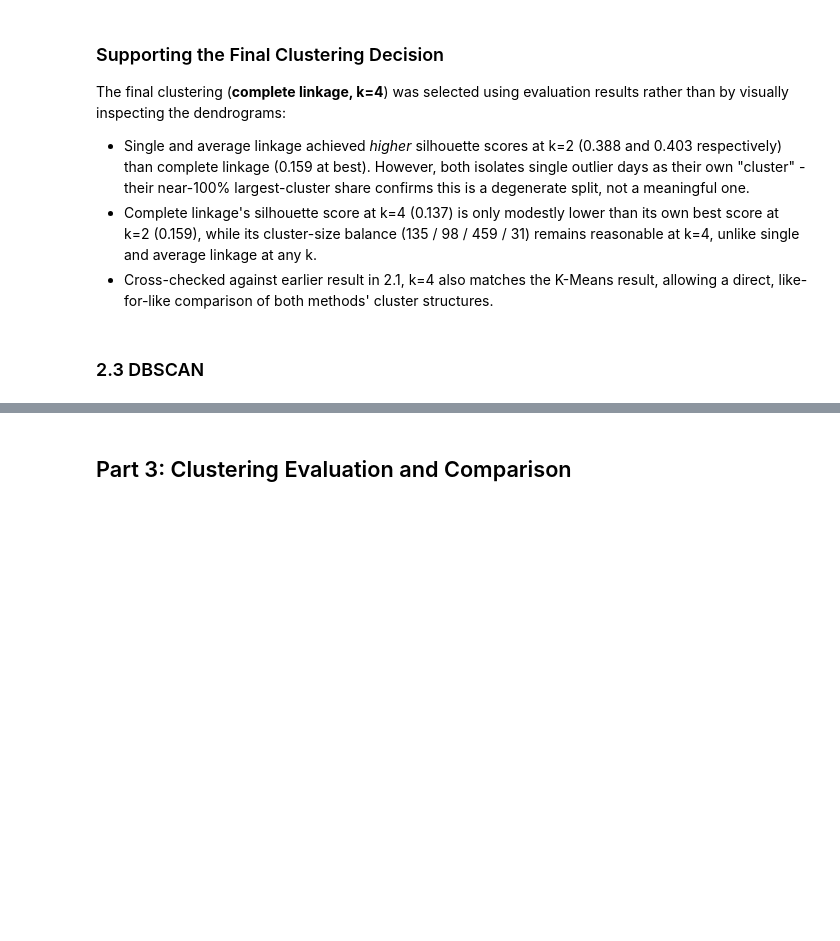
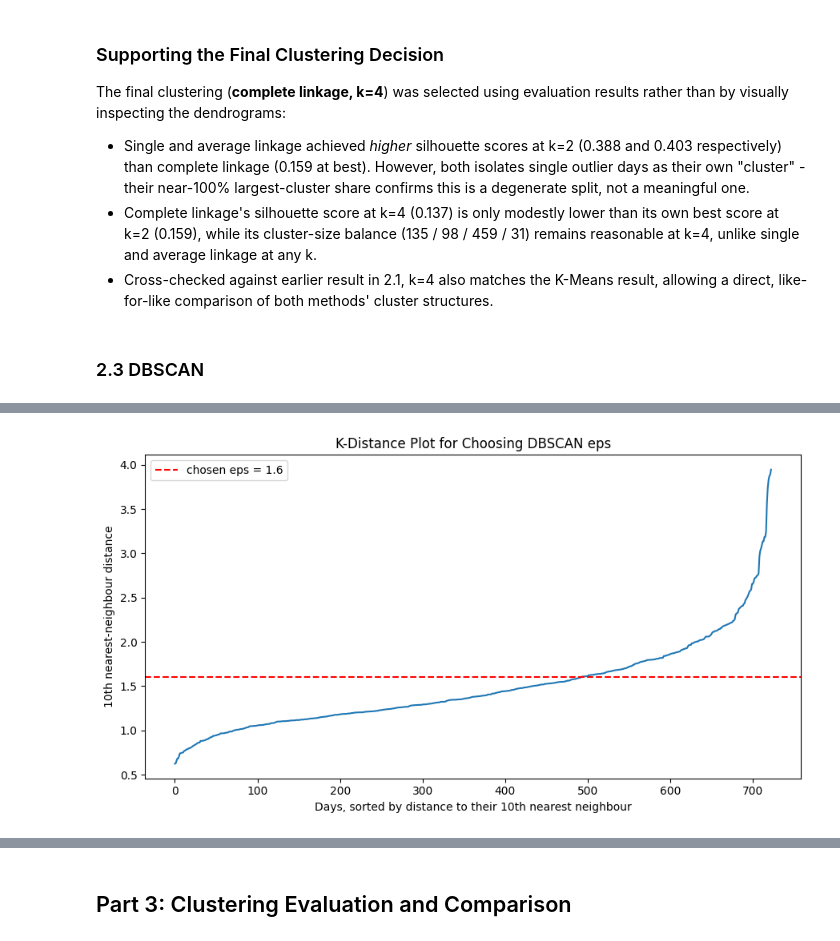
Before and after one commit to Tharumini03/bike-sharing-clustering, a Jupyter notebook: clustering_analysis.ipynb, the cells around one changed output, grey strips where cells are left out. Saved outputs shown, nothing was run; the diff lists cells and outputs as text; code cells hidden in the pictures; blank space fills up the shorter version.

Commit message:
DBSCAN with k-distance eps selection, sensitivity check, noise interpretation

```diff
--- a/clustering_analysis.ipynb
+++ b/clustering_analysis.ipynb
@@ -500,4 +500,86 @@ results rather than by visually inspecting the dendrograms:
 # %% [markdown]
 ### 2.3 DBSCAN
 # %%
-# Step 7 code goes here.
+from sklearn.neighbors import NearestNeighbors
+from sklearn.cluster import DBSCAN
+
+# Choose min_samples
+print("Testing min_samples=16 (2 x n_features) across a range of eps:")
+for eps_test in [1.4, 1.6, 1.8, 2.0, 2.2, 2.4, 2.6]:
+    db_test = DBSCAN(eps=eps_test, min_samples=16).fit(X_scaled)
+    labels_test = db_test.labels_
+    k_test = len(set(labels_test)) - (1 if -1 in labels_test else 0) # collect distinct values except -1
+    noise_test = list(labels_test).count(-1) # -1 = noise
+    print(f"  eps={eps_test}: clusters={k_test}, noise={noise_test} ({noise_test/len(daily_agg)*100:.1f}%)")
+
+print("\nTesting min_samples=10 (just above n_features + 1) across a range of eps:")
+for eps_test in [1.4, 1.6, 1.8, 2.0, 2.2, 2.4, 2.6]:
+    db_test = DBSCAN(eps=eps_test, min_samples=10).fit(X_scaled)
+    labels_test = db_test.labels_
+    k_test = len(set(labels_test)) - (1 if -1 in labels_test else 0)
+    noise_test = list(labels_test).count(-1)
+    print(f"  eps={eps_test}: clusters={k_test}, noise={noise_test} ({noise_test/len(daily_agg)*100:.1f}%)")
+
+MIN_SAMPLES = 10
+
+# Nearest-neighbour (k-distance) plot to choose eps
+neighbors = NearestNeighbors(n_neighbors=MIN_SAMPLES).fit(X_scaled)
+distances, _ = neighbors.kneighbors(X_scaled)
+k_distances = np.sort(distances[:, -1])
+
+plt.figure(figsize=(9, 5))
+plt.plot(k_distances)
+plt.axhline(y=1.6, color='red', linestyle='--', label='chosen eps = 1.6')
+plt.xlabel(f'Days, sorted by distance to their {MIN_SAMPLES}th nearest neighbour')
+plt.ylabel(f'{MIN_SAMPLES}th nearest-neighbour distance')
+plt.title('K-Distance Plot for Choosing DBSCAN eps')
+plt.legend()
+plt.tight_layout()
+plt.show()
+
+EPS = 1.6
+
+# Fit DBSCAN with the chosen parameters
+dbscan = DBSCAN(eps=EPS, min_samples=MIN_SAMPLES)
+daily_agg['dbscan_cluster'] = dbscan.fit_predict(X_scaled)
+
+n_clusters = len(set(daily_agg['dbscan_cluster'])) - (1 if -1 in daily_agg['dbscan_cluster'].values else 0)
+n_noise = (daily_agg['dbscan_cluster'] == -1).sum()
+print(f"DBSCAN (eps={EPS}, min_samples={MIN_SAMPLES}): {n_clusters} clusters, {n_noise} noise points "
+      f"({n_noise/len(daily_agg)*100:.1f}% of all days)")
+print("\nCluster sizes :")
+print(daily_agg['dbscan_cluster'].value_counts().sort_index())
+
+# Sensitivity to alternative parameter settings
+for eps_alt, min_samp_alt, note in [
+    (1.4, 10, "tighter eps, same min_samples"),
+    (1.6, 16, "same eps, stricter min_samples"),
+]:
+    db_alt = DBSCAN(eps=eps_alt, min_samples=min_samp_alt).fit(X_scaled)
+    labels_alt = db_alt.labels_
+    k_alt = len(set(labels_alt)) - (1 if -1 in labels_alt else 0)
+    noise_alt = list(labels_alt).count(-1)
+    print(f"eps={eps_alt}, min_samples={min_samp_alt} ({note}): "
+          f"{k_alt} clusters, {noise_alt} noise points ({noise_alt/len(daily_agg)*100:.1f}%)")
+
+# Visualise clusters and noise on the PCA
+plt.figure(figsize=(8, 6))
+is_noise = daily_agg['dbscan_cluster'] == -1
+plt.scatter(pca_coords[~is_noise, 0], pca_coords[~is_noise, 1],
+            c=daily_agg.loc[~is_noise, 'dbscan_cluster'], cmap='tab10', alpha=0.6, label='Clustered')
+plt.scatter(pca_coords[is_noise, 0], pca_coords[is_noise, 1],
+            c='black', marker='x', alpha=0.6, label='Noise')
+plt.xlabel(f'PC1 ({pca.explained_variance_ratio_[0]*100:.1f}% of variance)')
+plt.ylabel(f'PC2 ({pca.explained_variance_ratio_[1]*100:.1f}% of variance)')
+plt.title(f'DBSCAN Clusters and Noise (eps={EPS}, min_samples={MIN_SAMPLES})')
+plt.legend()
+plt.tight_layout()
+plt.show()
+
+# Check if the noise points data errors or real unusual days
+noise_days = daily_agg[daily_agg['dbscan_cluster'] == -1]
+print("\nNoise-day average windspeed:", round(noise_days['avg_windspeed'].mean(), 3),
+      " vs. all-day average:", round(daily_agg['avg_windspeed'].mean(), 3))
+print("Noise-day holiday rate:", round(noise_days['holiday'].mean()*100, 1), "%",
+      " vs. all-day holiday rate:", round(daily_agg['holiday'].mean()*100, 1), "%")
+# %% [output]
@@ -503,0 +603 @@ results rather than by visually inspecting the dendrograms:
+[figure, added]
```
Also changed, not shown: parts of 2 cells of this notebook.
